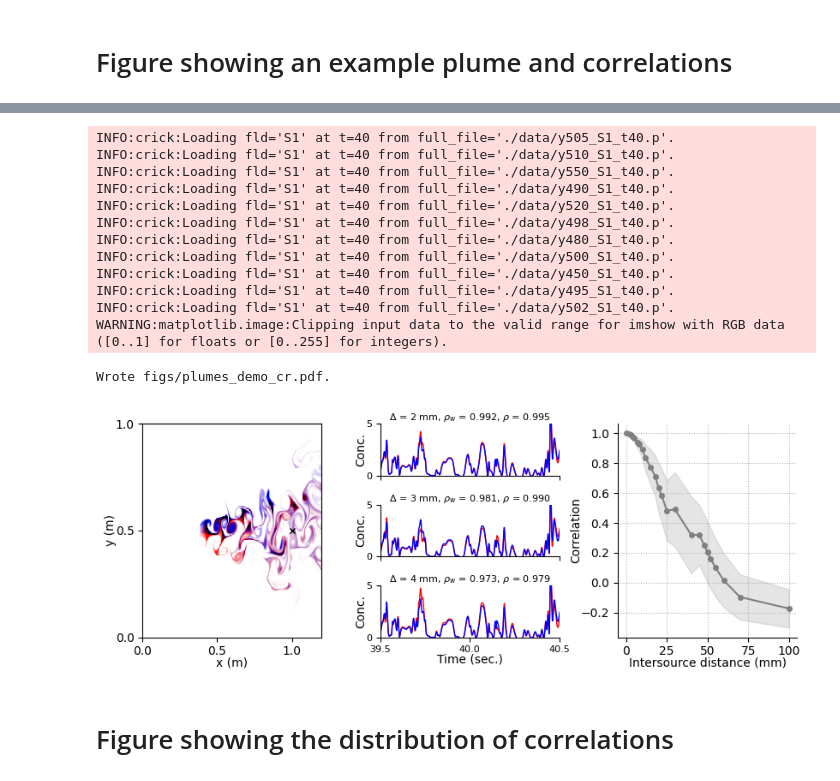
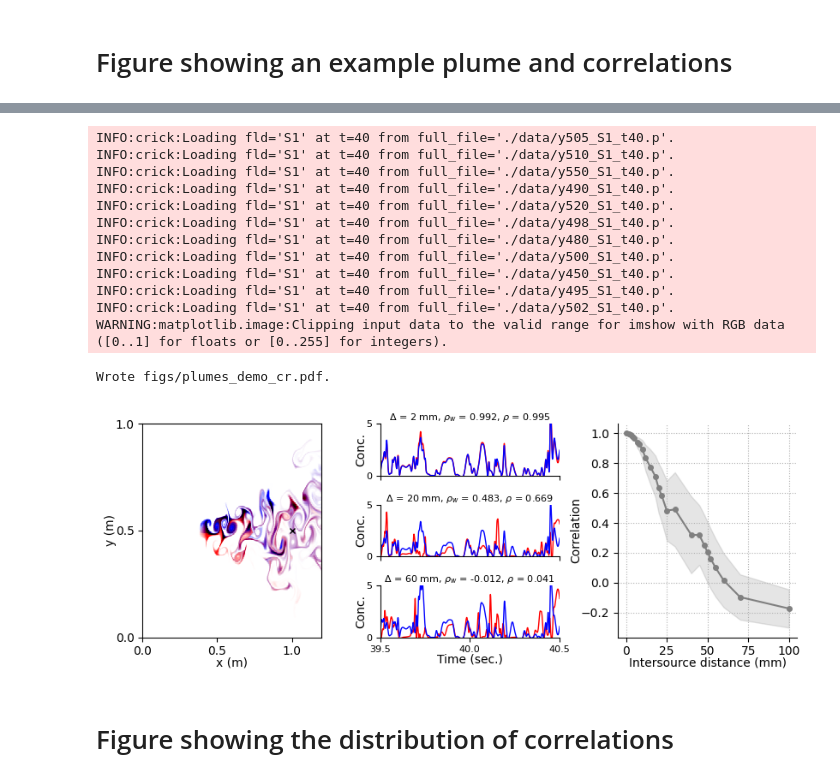
Before and after one commit to stootoon/fisher-plumes, a Jupyter notebook: make_figs.ipynb, the cells around one changed output, grey strips where cells are left out. Cells and saved outputs as stored; diff of their text form; code cells hidden in the pictures.

```diff
--- a/make_figs.ipynb
+++ b/make_figs.ipynb
@@ -140,24 +140,24 @@ Wrote figs/plumes_demo_bw.pdf.
 # %%
-ax_plume, ax_traces, ax_corr = fpf.plot_plumes_demo(Fcr, 40, [490000, 510000], y_lim = (0,5.01), t_wnd = [-0.5, 0.5], dt = 1)
+ax_plume, ax_traces, ax_corr = fpf.plot_plumes_demo(Fcr, 40, [490000, 510000], y_lim = (0,5.01), t_wnd = [-0.5, 0.5], dt = 1, which_idists=[0,10,20])
 ax_plume.set_xticks(arange(0,1.1,0.5)); ax_plume.set_yticks([0,0.5,1])
 ax_traces[-1].set_xticks([39.5, 40, 40.5])
 file_name = f"figs/plumes_demo_cr.pdf"
 PLOT and (savefig(file_name, bbox_inches='tight'), print(f"Wrote {file_name}."));
 # %% [output]
 INFO:crick:Loading fld='S1' at t=40 from full_file='./data/y505_S1_t40.p'.
 INFO:crick:Loading fld='S1' at t=40 from full_file='./data/y510_S1_t40.p'.
 INFO:crick:Loading fld='S1' at t=40 from full_file='./data/y550_S1_t40.p'.
 INFO:crick:Loading fld='S1' at t=40 from full_file='./data/y490_S1_t40.p'.
 INFO:crick:Loading fld='S1' at t=40 from full_file='./data/y520_S1_t40.p'.
 INFO:crick:Loading fld='S1' at t=40 from full_file='./data/y498_S1_t40.p'.
 INFO:crick:Loading fld='S1' at t=40 from full_file='./data/y480_S1_t40.p'.
 INFO:crick:Loading fld='S1' at t=40 from full_file='./data/y500_S1_t40.p'.
 INFO:crick:Loading fld='S1' at t=40 from full_file='./data/y450_S1_t40.p'.
 INFO:crick:Loading fld='S1' at t=40 from full_file='./data/y495_S1_t40.p'.
 INFO:crick:Loading fld='S1' at t=40 from full_file='./data/y502_S1_t40.p'.
 WARNING:matplotlib.image:Clipping input data to the valid range for imshow with RGB data ([0..1] for floats or [0..255] for integers).
 Wrote figs/plumes_demo_cr.pdf.
-[figure, old version]
+[figure, new version]
 # %% [markdown]
 # Figure showing the distribution of correlations
 # %%
```
Also changed, not shown: parts of 1 cell of this notebook, 2 other files.
